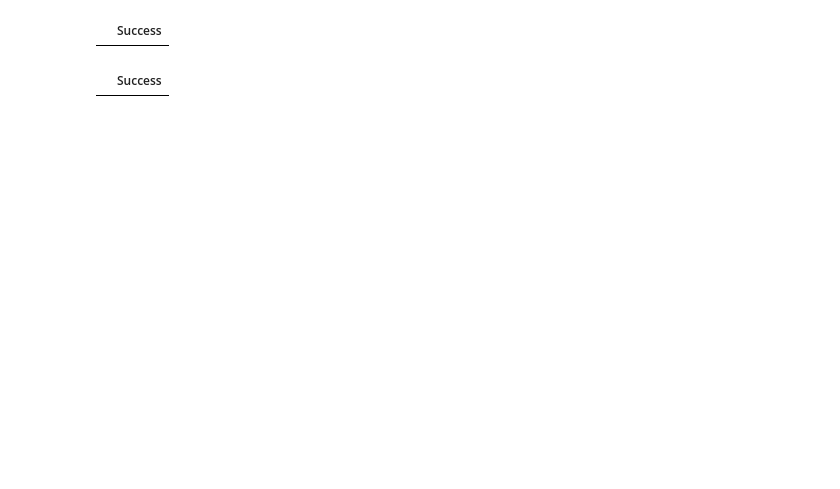
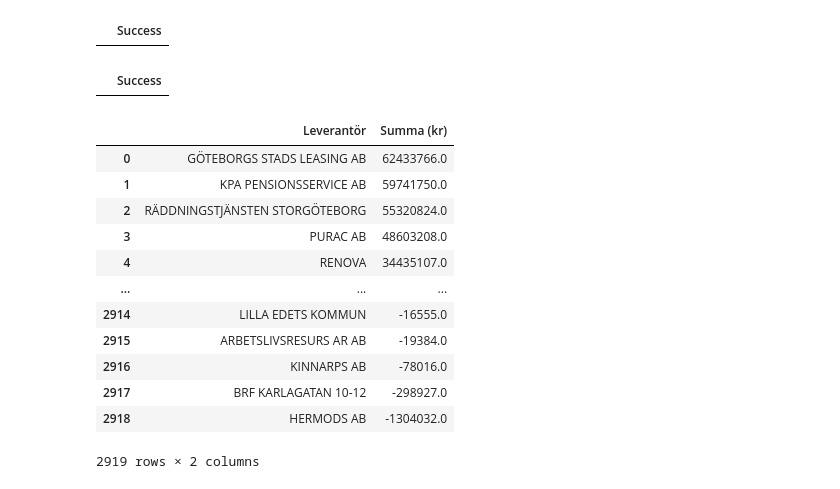
Before and after one commit to johnsandsjo/sql-john-sandsjo-de24, a Jupyter notebook: 14_python_duckdb/sql_queries.ipynb, the cells around one changed output. Saved outputs shown, nothing was run; the diff lists cells and outputs as text; code cells hidden in the pictures; blank space fills up the shorter version.

```diff
--- a/14_python_duckdb/sql_queries.ipynb
+++ b/14_python_duckdb/sql_queries.ipynb
@@ -91,3 +91,29 @@ QueryDatabase("DROP TABLE main.refined_layer_202407").df
 QueryDatabase("DROP TABLE main.invoice_202407").df
 # %% [output]
 |  | Success |
+# %%
+df = QueryDatabase("""
+SELECT
+            leverantör,
+            SUM("Belopp exkl moms") AS "Summa (kr)"
+FROM refined_layer.invoice_202407
+GROUP BY
+              leverantör
+ORDER BY "Summa (kr)" DESC
+              """).df
+
+df
+# %% [output]
+|  | Leverantör | Summa (kr) |
+| 0 | GÖTEBORGS STADS LEASING AB | 62433766.0 |
+| 1 | KPA PENSIONSSERVICE AB | 59741750.0 |
+| 2 | RÄDDNINGSTJÄNSTEN STORGÖTEBORG | 55320824.0 |
+| 3 | PURAC AB | 48603208.0 |
+| 4 | RENOVA | 34435107.0 |
+| ... | ... | ... |
+| 2914 | LILLA EDETS KOMMUN | -16555.0 |
+| 2915 | ARBETSLIVSRESURS AR AB | -19384.0 |
+| 2916 | KINNARPS AB | -78016.0 |
+| 2917 | BRF KARLAGATAN 10-12 | -298927.0 |
+| 2918 | HERMODS AB | -1304032.0 |
+2919 rows × 2 columns
```
Also changed, not shown: parts of 2 cells of this notebook, 1 other file.
